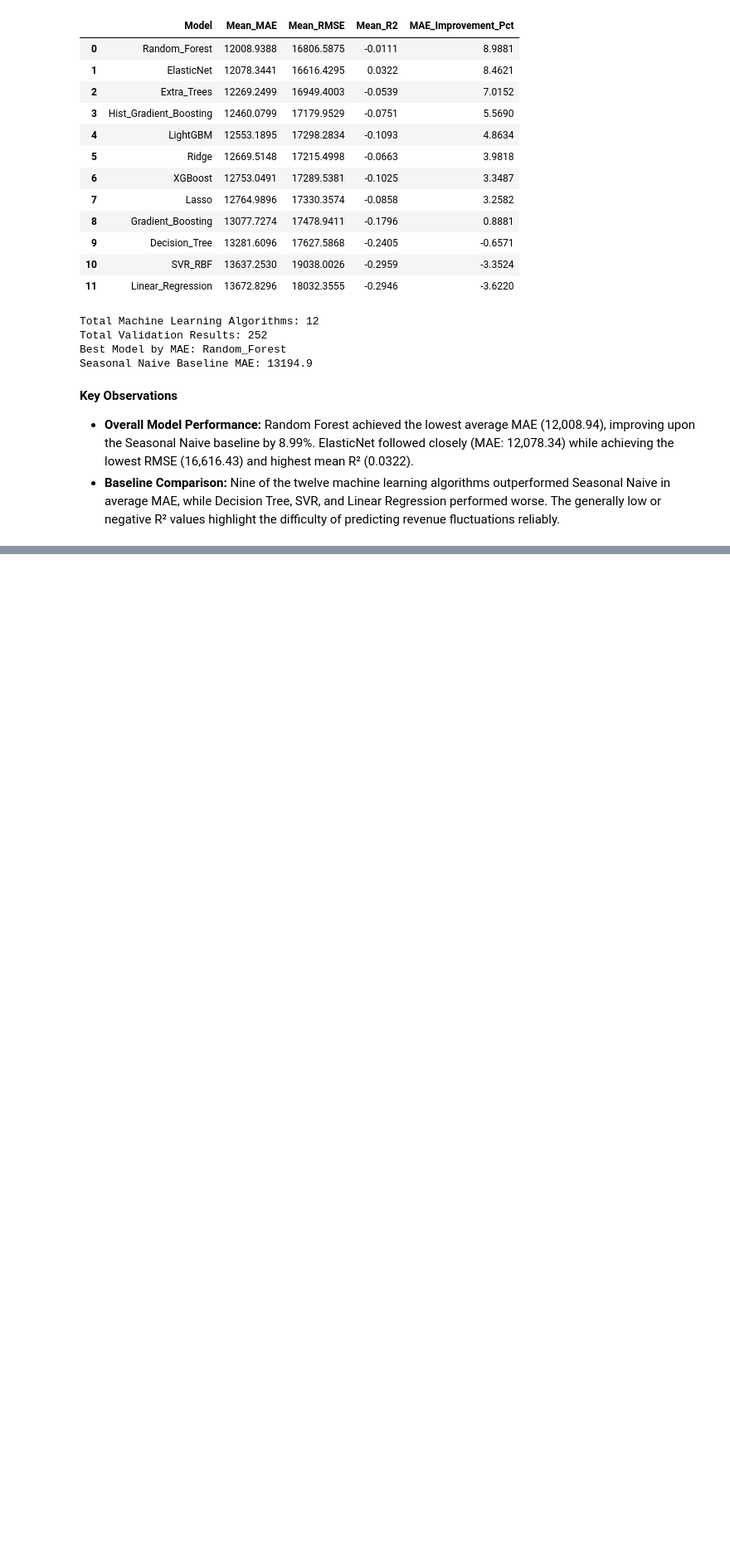
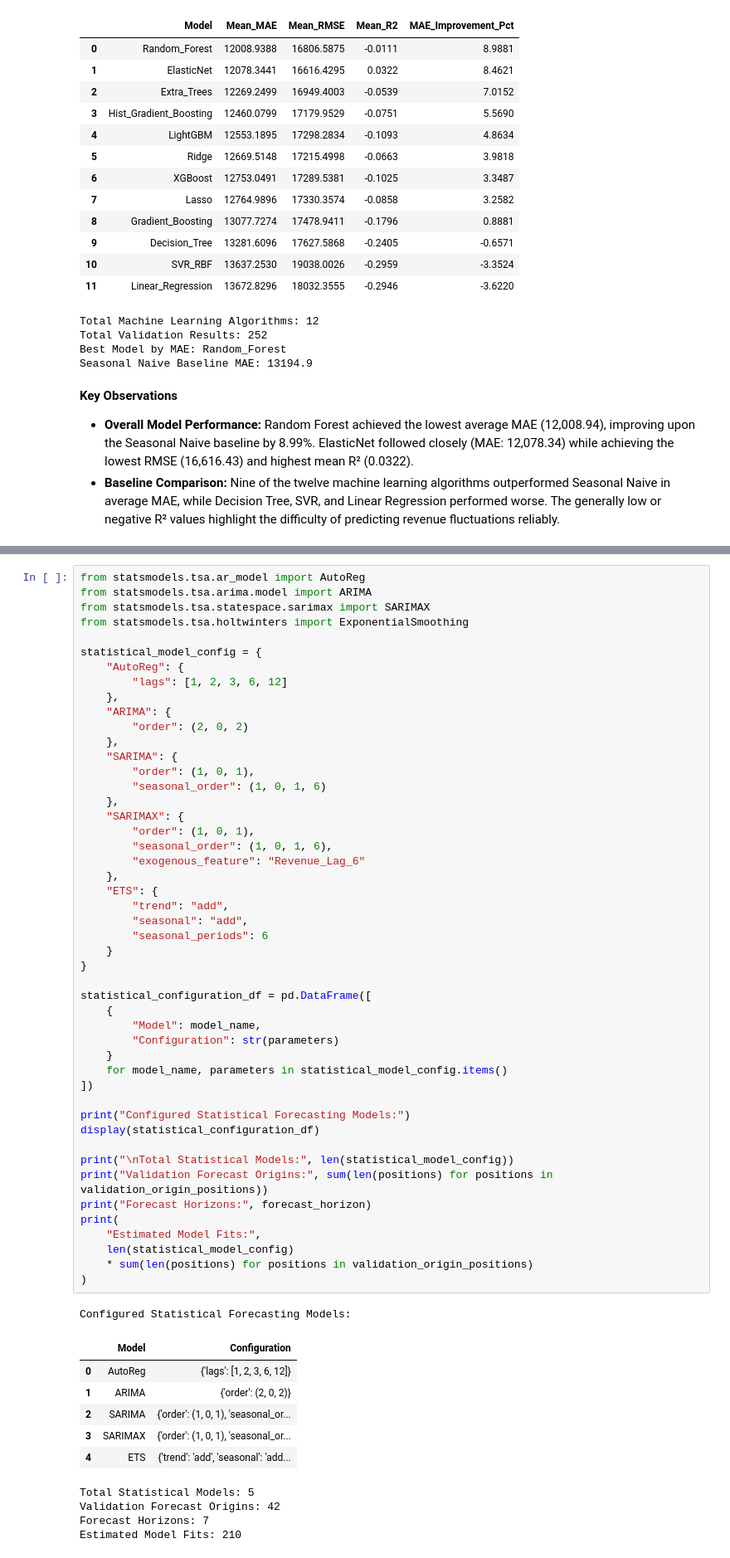
Before and after one commit to TejasMJ/Retail-Sales-Dynamics, a Jupyter notebook: notebooks/05_model_development.ipynb, the cells around one changed output, grey strips where cells are left out. Shown at 83% size. Cells and saved outputs as stored; diff of their text form; blank space fills up the shorter version.

```diff
--- a/notebooks/05_model_development.ipynb
+++ b/notebooks/05_model_development.ipynb
@@ -861,0 +1009,60 @@ Seasonal Naive Baseline MAE: 13194.9
+# %%
+from statsmodels.tsa.ar_model import AutoReg
+from statsmodels.tsa.arima.model import ARIMA
+from statsmodels.tsa.statespace.sarimax import SARIMAX
+from statsmodels.tsa.holtwinters import ExponentialSmoothing
+
+statistical_model_config = {
+    "AutoReg": {
+        "lags": [1, 2, 3, 6, 12]
+    },
+    "ARIMA": {
+        "order": (2, 0, 2)
+    },
+    "SARIMA": {
+        "order": (1, 0, 1),
+        "seasonal_order": (1, 0, 1, 6)
+    },
+    "SARIMAX": {
+        "order": (1, 0, 1),
+        "seasonal_order": (1, 0, 1, 6),
+        "exogenous_feature": "Revenue_Lag_6"
+    },
+    "ETS": {
+        "trend": "add",
+        "seasonal": "add",
+        "seasonal_periods": 6
+    }
+}
+
+statistical_configuration_df = pd.DataFrame([
+    {
+        "Model": model_name,
+        "Configuration": str(parameters)
+    }
+    for model_name, parameters in statistical_model_config.items()
+])
+
+print("Configured Statistical Forecasting Models:")
+display(statistical_configuration_df)
+
+print("\nTotal Statistical Models:", len(statistical_model_config))
+print("Validation Forecast Origins:", sum(len(positions) for positions in validation_origin_positions))
+print("Forecast Horizons:", forecast_horizon)
+print(
+    "Estimated Model Fits:",
+    len(statistical_model_config)
+    * sum(len(positions) for positions in validation_origin_positions)
+)
+# %% [output]
+Configured Statistical Forecasting Models:
+|  | Model | Configuration |
+| 0 | AutoReg | {'lags': [1, 2, 3, 6, 12]} |
+| 1 | ARIMA | {'order': (2, 0, 2)} |
+| 2 | SARIMA | {'order': (1, 0, 1), 'seasonal_or... |
+| 3 | SARIMAX | {'order': (1, 0, 1), 'seasonal_or... |
+| 4 | ETS | {'trend': 'add', 'seasonal': 'add... |
+Total Statistical Models: 5
+Validation Forecast Origins: 42
+Forecast Horizons: 7
+Estimated Model Fits: 210
```
Also changed, not shown: parts of 20 cells of this notebook.
